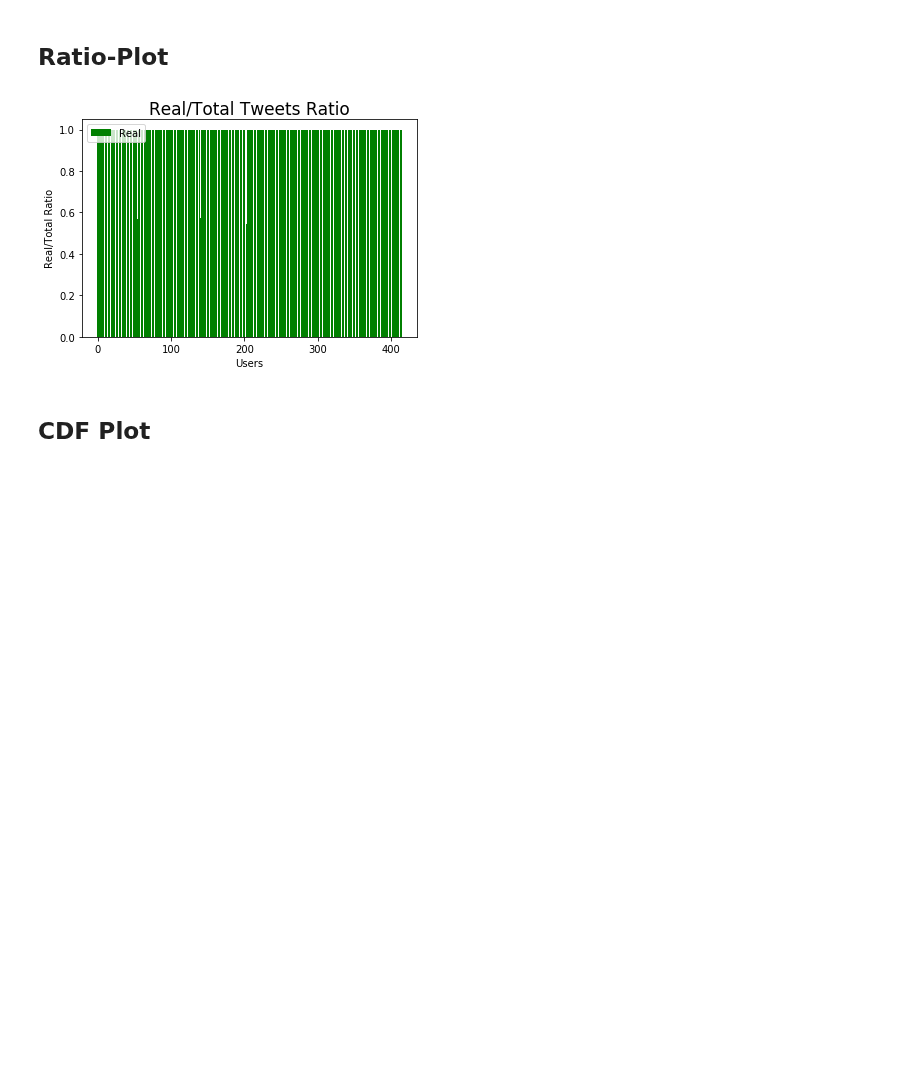
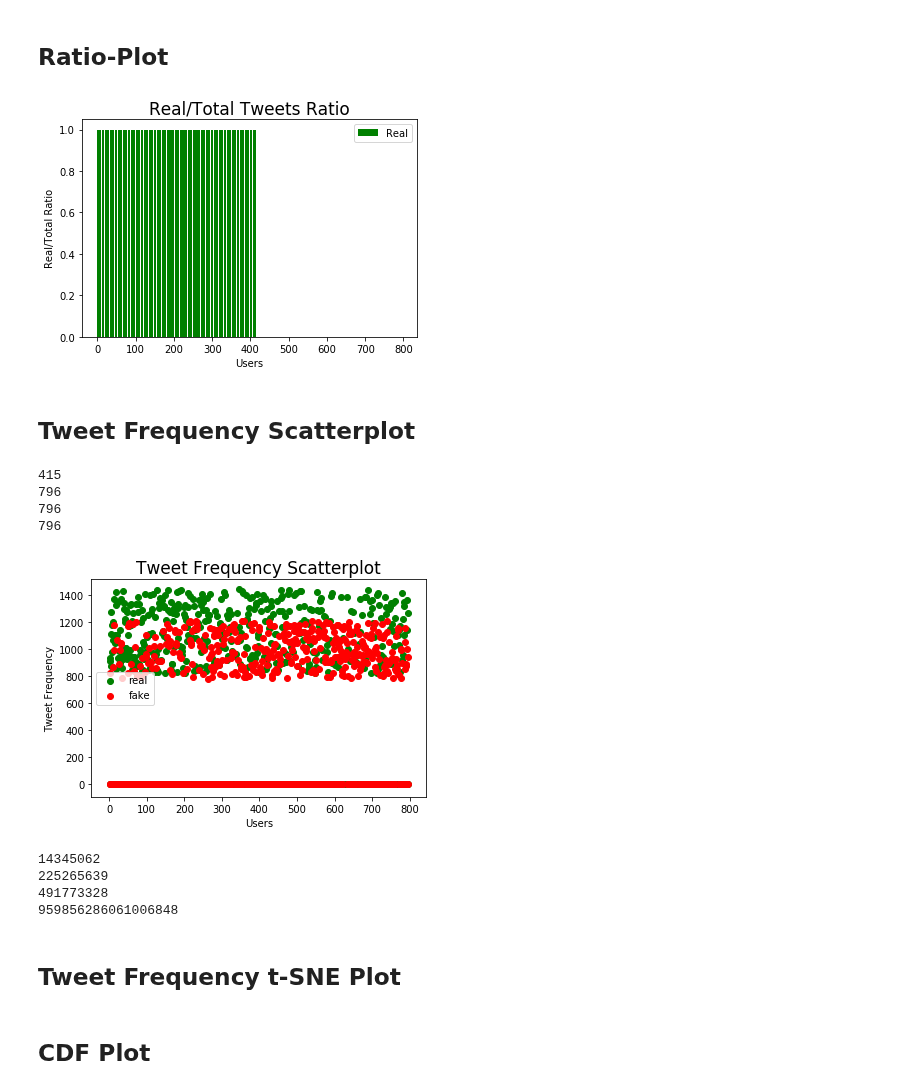
Before and after one commit to henmja/Detecting-Fake-News-and-Rumors-in-Twitter-Using-Deep-Neural-Networks, a Jupyter notebook: Plot.ipynb, the cells around one changed output. Saved outputs shown, nothing was run; the diff lists cells and outputs as text; code cells hidden in the pictures; blank space fills up the shorter version.

```diff
--- a/Plot.ipynb
+++ b/Plot.ipynb
@@ -202,8 +202,8 @@ def divide(dividends, divisors):
     ret = dict()
     for key, dividend in dividends.items():
         ret[key] = dividend/(divisors.get(key, 1)+dividend)
-    if key not in ret.keys():
-        for key, divisor in divisors.items():
+    for key, divisor in divisors.items():
+        if key not in ret.keys():
             ret[key] = dividends.get(key, 1)/(divisor+dividends.get(key,1))
     return ret# sorted by key, return a list of tuples
 
@@ -218,7 +218,80 @@ ax.set_ylabel('Real/Total Ratio')
 plt.title("Real/Total Tweets Ratio", fontsize=17)
 plt.show()
 # %% [output]
-[figure, old version]
+[figure, new version]
+# %% [markdown]
+## Tweet Frequency Scatterplot
+# %%
+#Ratio-Plot
+import matplotlib.pylab as plt
+realUsersTotal = {}
+fakeUsersTotal = {}
+realUsersTotal = dict(realUsers)
+fakeUsersTotal = dict(fakeUsers)
+print(len(realUsersTotal.keys()))
+for key in fakeUsers:
+    if key not in realUsers.keys():
+        realUsersTotal[key] = 0
+for key in realUsers:
+    if key not in fakeUsers.keys():
+        fakeUsersTotal[key] = 0
+print(len(realUsersTotal.keys()))
+
+#plt.scatter(realUsersTotal.items(),fakeUsersTotal.items())
+
+#plt.show()
+
+fig = plt.figure()
+ax1 = fig.add_subplot(111)
+idx = []
+for item in range(len(realUsersTotal.keys())):
+    idx.append(item)
+print(len(idx))
+items = []
+fakeItems=[]
+for key in realUsersTotal.keys():
+    items.append(realUsersTotal[key])
+for key in fakeUsersTotal.keys():
+    fakeItems.append(fakeUsersTotal[key])
+
+keys = sorted(set(list(realUsersTotal.keys())+list(fakeUsersTotal.keys())))
+
+#add values from set of real and fake to realUsersTotal if 77
+d = dict([(y,x+1) for x,y in enumerate(keys)])
+temp = [d[x] for x in realUsersTotal.keys()]
+for i,key in enumerate(temp):
+    realUsersTotal[key] = realUsersTotal.pop(list(d)[i])
+
+d2 = dict([(y,x+1) for x,y in enumerate(keys)])
+temp = [d2[x] for x in fakeUsersTotal.keys()]
+for i,key in enumerate(temp):
+    fakeUsersTotal[key] = fakeUsersTotal.pop(list(d2)[i])
+
+print(len(fakeUsersTotal))
+ax1.scatter(realUsersTotal.keys(), items, c='g', label='real')
+ax1.scatter(fakeUsersTotal.keys(), fakeItems, c='r', label='fake')
+ax1.set_xlabel('Users')
+ax1.set_ylabel('Tweet Frequency')
+plt.title("Tweet Frequency Scatterplot", fontsize=17)
+plt.legend();
+plt.show()
+# %% [output]
+415
+796
+796
+796
+[figure, added]
+# %%
+for key in realUsers.keys():
+    if key in fakeUsers.keys():
+        print(key)
+# %% [output]
+14345062
+225265639
+491773328
+959856286061006848
+# %% [markdown]
+## Tweet Frequency t-SNE Plot
 # %% [markdown]
 ## CDF Plot
 # %%
```
Also changed, not shown: parts of 5 cells of this notebook.
